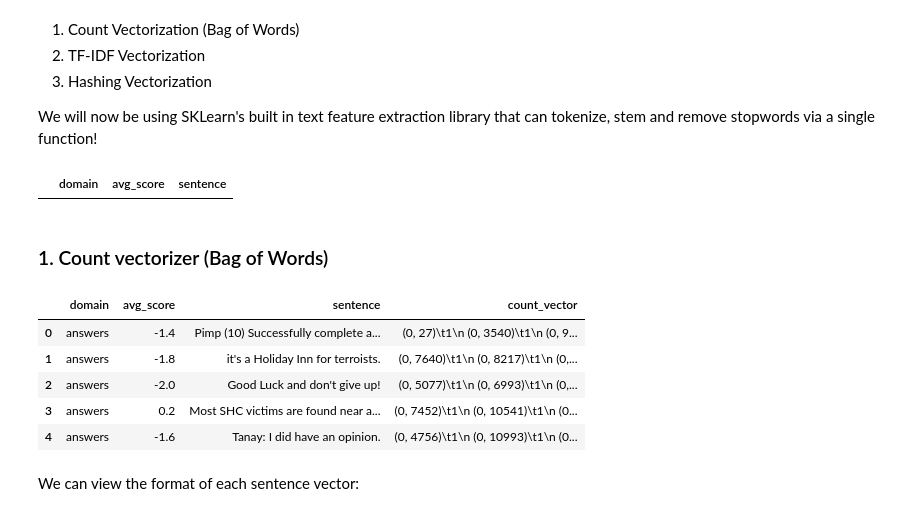
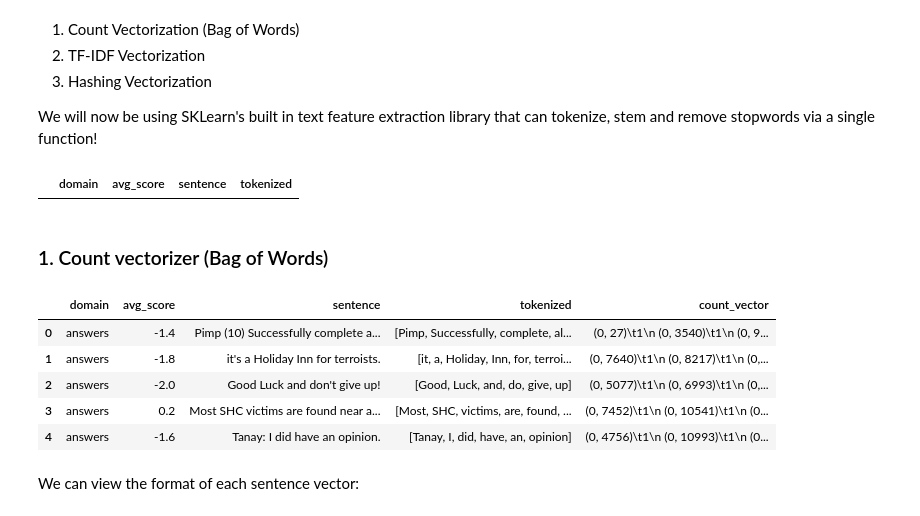
Before and after one commit to GroupAKainos/GroupA_ML, a Jupyter notebook: 003-text-embeddings.ipynb, the cells around one changed output. Drawn from its saved outputs; the diff is of its cells as text; code cells hidden in the pictures.

```diff
--- a/003-text-embeddings.ipynb
+++ b/003-text-embeddings.ipynb
@@ -123,11 +123,11 @@ df_all.head()
 
 We will now be using SKLearn's built in text feature extraction library that can tokenize, stem and remove stopwords via a single function!
 # %%
-#first lets drop the the columns we added for 'tokenized', 'stemmed' and 'stopped'
-df_all = df_all.drop(['tokenized', 'stemmed', 'stopped'], axis=1)
+#first lets drop the the columns we added for'stemmed' and 'stopped'
+df_all = df_all.drop(['stemmed', 'stopped'], axis=1)
 df_all.head(0)
 # %% [output]
-|  | domain | avg_score | sentence |
+|  | domain | avg_score | sentence | tokenized |
 # %% [markdown]
 ### 1. Count vectorizer (Bag of Words)
 # %%
@@ -148,12 +148,12 @@ df_all['count_vector'] = df_all.apply(lambda x: vectorizer1.transform([x['senten
 
 df_all.head()
 # %% [output]
-|  | domain | avg_score | sentence | count_vector |
-| 0 | answers | -1.4 | Pimp (10) Successfully complete a... | (0, 27)\t1\n (0, 3540)\t1\n (0, 9... |
-| 1 | answers | -1.8 | it's a Holiday Inn for terroists. | (0, 7640)\t1\n (0, 8217)\t1\n (0,... |
-| 2 | answers | -2.0 | Good Luck and don't give up! | (0, 5077)\t1\n (0, 6993)\t1\n (0,... |
-| 3 | answers | 0.2 | Most SHC victims are found near a... | (0, 7452)\t1\n (0, 10541)\t1\n (0... |
-| 4 | answers | -1.6 | Tanay: I did have an opinion. | (0, 4756)\t1\n (0, 10993)\t1\n (0... |
+|  | domain | avg_score | sentence | tokenized | count_vector |
+| 0 | answers | -1.4 | Pimp (10) Successfully complete a... | [Pimp, Successfully, complete, al... | (0, 27)\t1\n (0, 3540)\t1\n (0, 9... |
+| 1 | answers | -1.8 | it's a Holiday Inn for terroists. | [it, a, Holiday, Inn, for, terroi... | (0, 7640)\t1\n (0, 8217)\t1\n (0,... |
+| 2 | answers | -2.0 | Good Luck and don't give up! | [Good, Luck, and, do, give, up] | (0, 5077)\t1\n (0, 6993)\t1\n (0,... |
+| 3 | answers | 0.2 | Most SHC victims are found near a... | [Most, SHC, victims, are, found, ... | (0, 7452)\t1\n (0, 10541)\t1\n (0... |
+| 4 | answers | -1.6 | Tanay: I did have an opinion. | [Tanay, I, did, have, an, opinion] | (0, 4756)\t1\n (0, 10993)\t1\n (0... |
 # %% [markdown]
 We can view the format of each sentence vector:
 # %%
```
Also changed, not shown: parts of 8 cells of this notebook, 1 other file.
